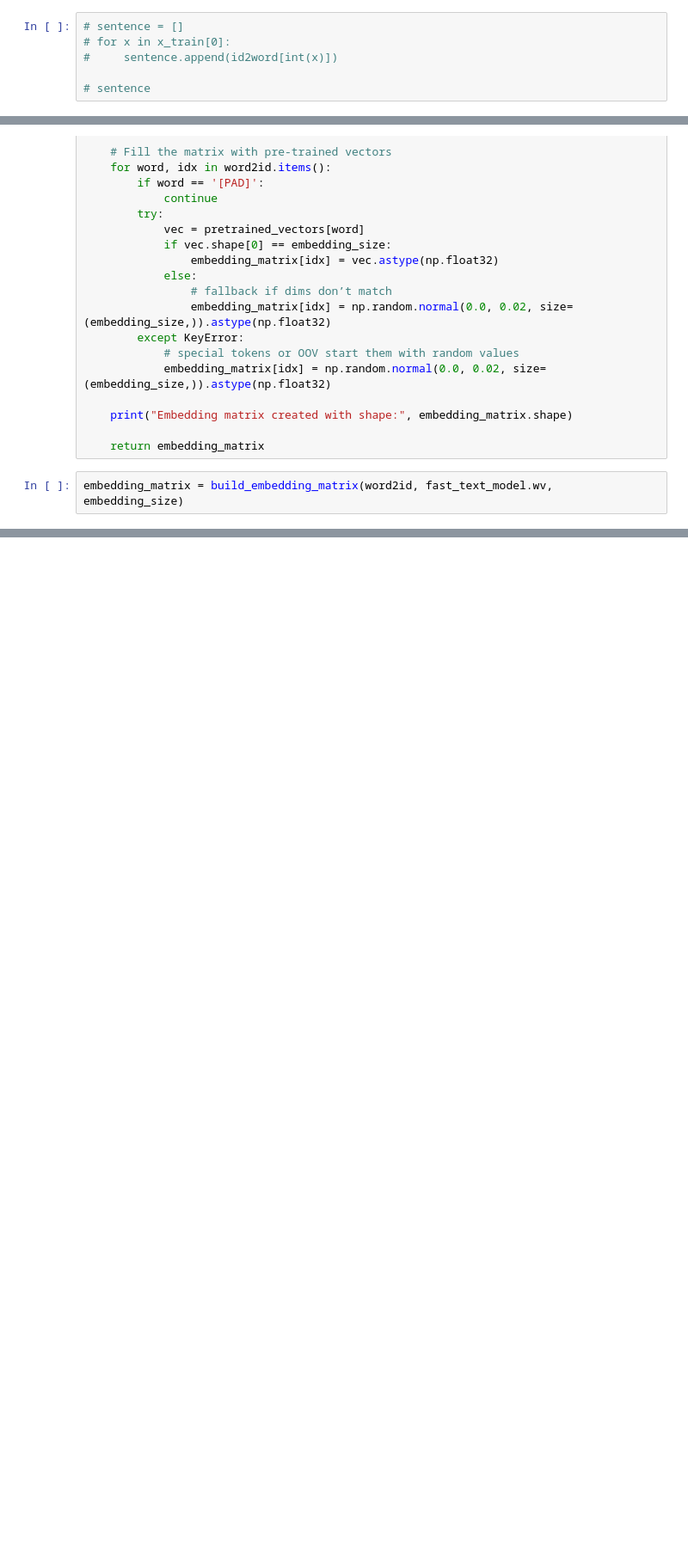
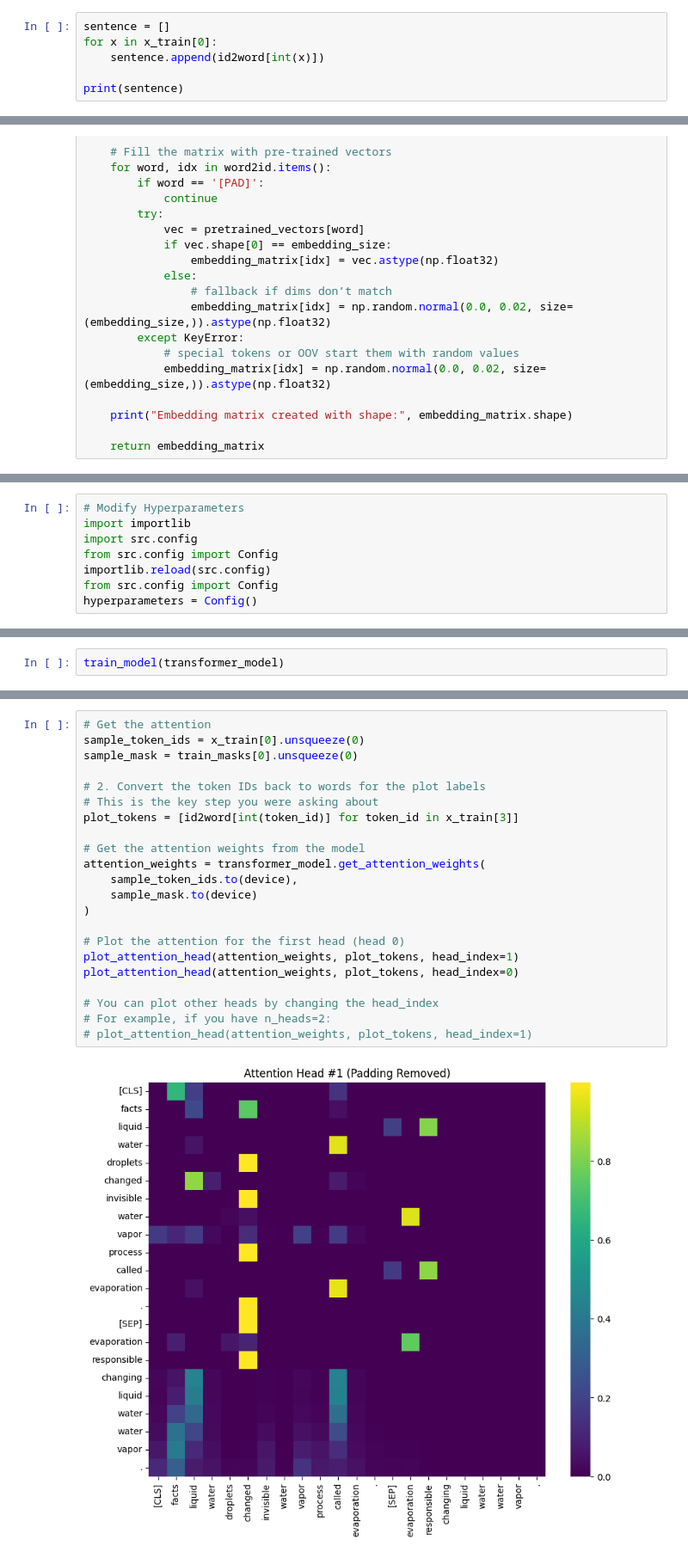
Before and after one commit to Danielccn8/Team-Assignment-2-NLP, a Jupyter notebook: Notebooks/daniel_transformer2.ipynb, the cells around one changed output, grey strips where cells are left out. Shown: that part at 86% size. Cells and saved outputs as stored; diff of their text form; blank space fills up the shorter version.

Commit message:
Created a more complex Transformer model, and fixed some components of the "basic transformer model", add glove to the embedding options.

```diff
--- a/Notebooks/daniel_transformer2.ipynb
+++ b/Notebooks/daniel_transformer2.ipynb
@@ -220,6 +238,6 @@ tensor([1, 1, 1, 1, 1, 1, 1, 1, 1, 1, 1, 1, 1, 1, 1, 1, 1, 1, 1, 1, 1, 1, 0, 0,
 # %%
-# sentence = []
-# for x in x_train[0]:
-#     sentence.append(id2word[int(x)])
+sentence = []
+for x in x_train[0]:
+    sentence.append(id2word[int(x)])
 
-# sentence
+print(sentence)
@@ -270,5 +290,3 @@ def build_embedding_matrix(word2id, pretrained_vectors, embedding_size):
     print("Embedding matrix created with shape:", embedding_matrix.shape)
 
     return embedding_matrix
-# %%
-embedding_matrix = build_embedding_matrix(word2id, fast_text_model.wv, embedding_size)
@@ -362,0 +404,8 @@ optimizer = torch.optim.AdamW(transformer_model.parameters(), lr = LR, weight_de
+# %%
+# Modify Hyperparameters
+import importlib
+import src.config
+from src.config import Config
+importlib.reload(src.config)
+from src.config import Config
+hyperparameters = Config()
@@ -424,0 +557,2 @@ FINAL TEST - Loss: 0.7495, Acc: 0.6899
+# %%
+train_model(transformer_model)
@@ -479,0 +650,24 @@ Weight Decay 0.2
+# %%
+# Get the attention
+sample_token_ids = x_train[0].unsqueeze(0)
+sample_mask = train_masks[0].unsqueeze(0)
+
+# 2. Convert the token IDs back to words for the plot labels
+# This is the key step you were asking about
+plot_tokens = [id2word[int(token_id)] for token_id in x_train[3]]
+
+# Get the attention weights from the model
+attention_weights = transformer_model.get_attention_weights(
+    sample_token_ids.to(device),
+    sample_mask.to(device)
+)
+
+# Plot the attention for the first head (head 0)
+plot_attention_head(attention_weights, plot_tokens, head_index=1)
+plot_attention_head(attention_weights, plot_tokens, head_index=0)
+
+# You can plot other heads by changing the head_index
+# For example, if you have n_heads=2:
+# plot_attention_head(attention_weights, plot_tokens, head_index=1)
+# %% [output]
+[figure, added]
```
Also changed, not shown: parts of 34 cells of this notebook, 4 other files.
